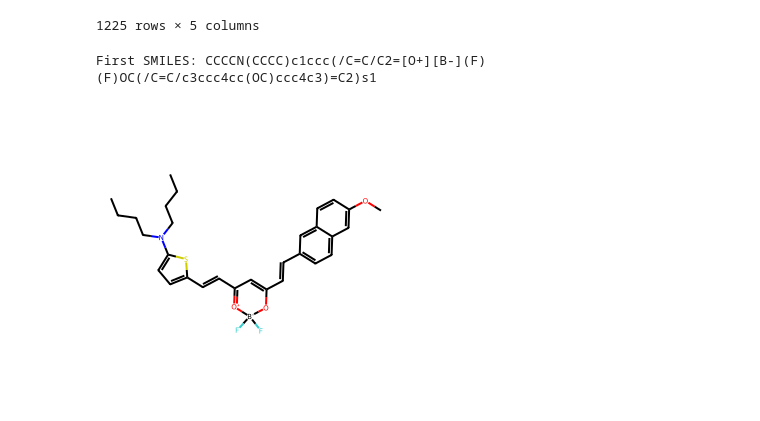
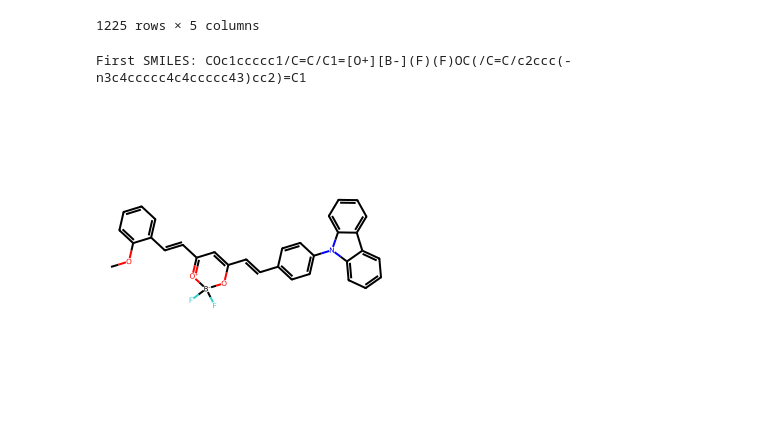
Before and after one commit to chamodpeiris/Curcumin_BendGap_Cheminfo, a Jupyter notebook: Cucumines/Curcumin_NewMolecules_Pred/curcumin_molecule_permutation.ipynb, the cells around one changed output. Cells and saved outputs as stored; diff of their text form; code cells hidden in the pictures.

```diff
--- a/Cucumines/Curcumin_NewMolecules_Pred/curcumin_molecule_permutation.ipynb
+++ b/Cucumines/Curcumin_NewMolecules_Pred/curcumin_molecule_permutation.ipynb
@@ -226,11 +228,11 @@ df
 | 1224 | sidegroup35 | *c1ccc2ccc3cccc4ccc1c2c34 | sidegroup35 | *c1ccc2ccc3cccc4ccc1c2c34 | F[B-]1(F)OC(/C=C/c2ccc3ccc4cccc5c... |
 1225 rows × 5 columns
 # %%
-first_smiles = df.loc[965, "Combined SMILES"]
+first_smiles = df.loc[1089, "Combined SMILES"]
 print("First SMILES:", first_smiles)
 
 molecule = Chem.MolFromSmiles(first_smiles)
 Draw.MolToImage(molecule, size=(300, 300))
 # %% [output]
-First SMILES: CCCCN(CCCC)c1ccc(/C=C/C2=[O+][B-](F)(F)OC(/C=C/c3ccc4cc(OC)ccc4c3)=C2)s1
+First SMILES: COc1ccccc1/C=C/C1=[O+][B-](F)(F)OC(/C=C/c2ccc(-n3c4ccccc4c4ccccc43)cc2)=C1
-[figure, old version]
+[figure, new version]
```
Also changed, not shown: parts of 1 cell of this notebook.
